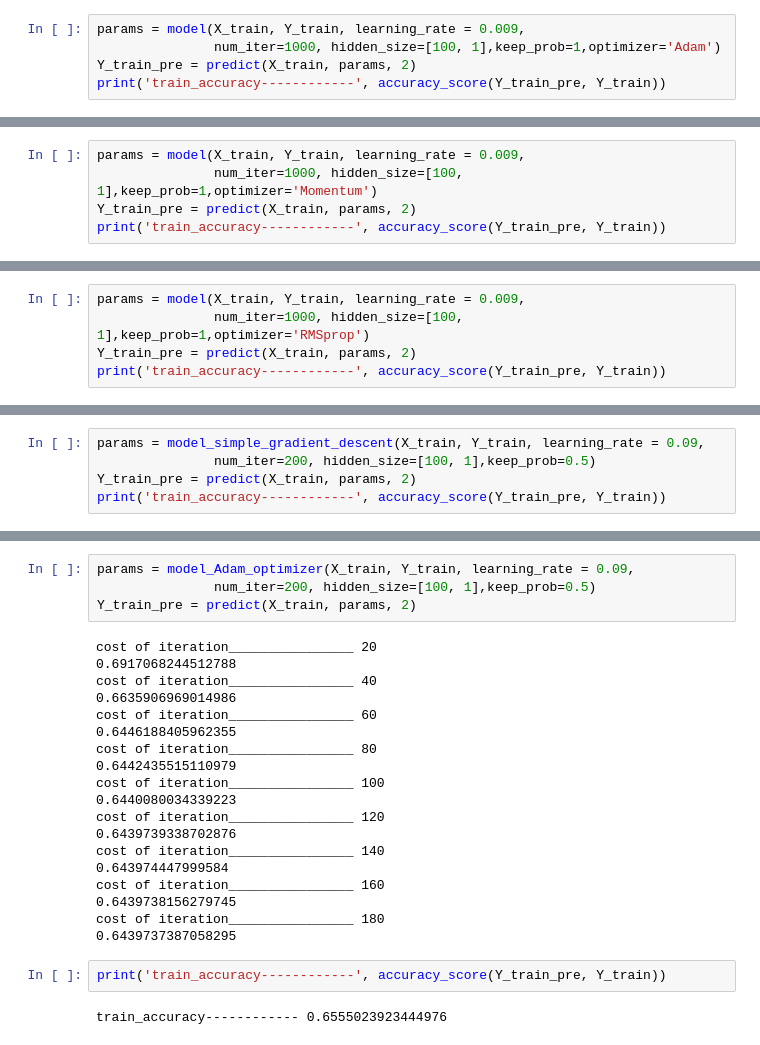
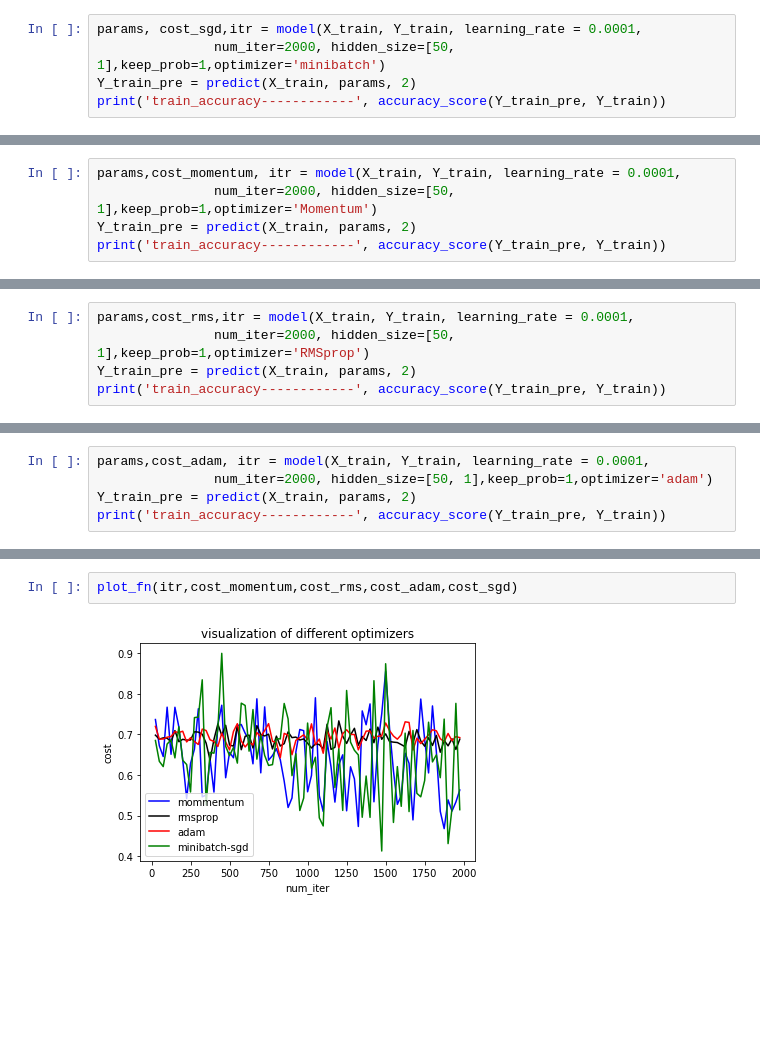
Before and after one commit to amar-rokade/popular_optimizer, a Jupyter notebook: main.ipynb, the cells around one changed output, grey strips where cells are left out. Drawn from its saved outputs; the diff is of its cells as text; blank space fills up the shorter version.

Commit message:
graph plot make

```diff
--- a/main.ipynb
+++ b/main.ipynb
@@ -67,6 +73,6 @@ def model(X,Y,learning_rate,num_iter,hidden_size,keep_prob,optimizer):
 # %%
-params = model(X_train, Y_train, learning_rate = 0.009,
-               num_iter=1000, hidden_size=[100, 1],keep_prob=1,optimizer='Adam')
+params, cost_sgd,itr = model(X_train, Y_train, learning_rate = 0.0001,
+               num_iter=2000, hidden_size=[50, 1],keep_prob=1,optimizer='minibatch')
 Y_train_pre = predict(X_train, params, 2)
 print('train_accuracy------------', accuracy_score(Y_train_pre, Y_train))
 # %% [output]
@@ -75,6 +89,6 @@ train_accuracy------------ 0.9691119691119691
 # %%
-params = model(X_train, Y_train, learning_rate = 0.009,
-               num_iter=1000, hidden_size=[100, 1],keep_prob=1,optimizer='Momentum')
+params,cost_momentum, itr = model(X_train, Y_train, learning_rate = 0.0001,
+               num_iter=2000, hidden_size=[50, 1],keep_prob=1,optimizer='Momentum')
 Y_train_pre = predict(X_train, params, 2)
 print('train_accuracy------------', accuracy_score(Y_train_pre, Y_train))
 # %% [output]
@@ -91,6 +105,6 @@ train_accuracy------------ 0.8996138996138996
 # %%
-params = model(X_train, Y_train, learning_rate = 0.009,
-               num_iter=1000, hidden_size=[100, 1],keep_prob=1,optimizer='RMSprop')
+params,cost_rms,itr = model(X_train, Y_train, learning_rate = 0.0001,
+               num_iter=2000, hidden_size=[50, 1],keep_prob=1,optimizer='RMSprop')
 Y_train_pre = predict(X_train, params, 2)
 print('train_accuracy------------', accuracy_score(Y_train_pre, Y_train))
 # %% [output]
@@ -122,6 +121,6 @@ def model_simple_gradient_descent(X,Y,learning_rate,num_iter,hidden_size,keep_pr
 # %%
-params = model_simple_gradient_descent(X_train, Y_train, learning_rate = 0.09,
-               num_iter=200, hidden_size=[100, 1],keep_prob=0.5)
+params,cost_adam, itr = model(X_train, Y_train, learning_rate = 0.0001,
+               num_iter=2000, hidden_size=[50, 1],keep_prob=1,optimizer='adam')
 Y_train_pre = predict(X_train, params, 2)
 print('train_accuracy------------', accuracy_score(Y_train_pre, Y_train))
 # %% [output]
@@ -239,27 +137,4 @@ def model_Adam_optimizer(X,Y,learning_rate,num_iter,hidden_size,keep_prob):
-# %%
-params = model_Adam_optimizer(X_train, Y_train, learning_rate = 0.09,
-               num_iter=200, hidden_size=[100, 1],keep_prob=0.5)
-Y_train_pre = predict(X_train, params, 2)
-# %% [output]
-cost of iteration________________ 20
-0.6917068244512788
-cost of iteration________________ 40
-0.6635906969014986
-cost of iteration________________ 60
-0.6446188405962355
-cost of iteration________________ 80
-0.6442435515110979
-cost of iteration________________ 100
-0.6440080034339223
-cost of iteration________________ 120
-0.6439739338702876
-cost of iteration________________ 140
-0.643974447999584
-cost of iteration________________ 160
-0.6439738156279745
-cost of iteration________________ 180
-0.6439737387058295
-# %%
-print('train_accuracy------------', accuracy_score(Y_train_pre, Y_train))
-# %% [output]
-train_accuracy------------ 0.6555023923444976
+# %%
+plot_fn(itr,cost_momentum,cost_rms,cost_adam,cost_sgd)
+# %% [output]
+[figure, added]
```
Also changed, not shown: parts of 14 cells of this notebook, 9 other files.
